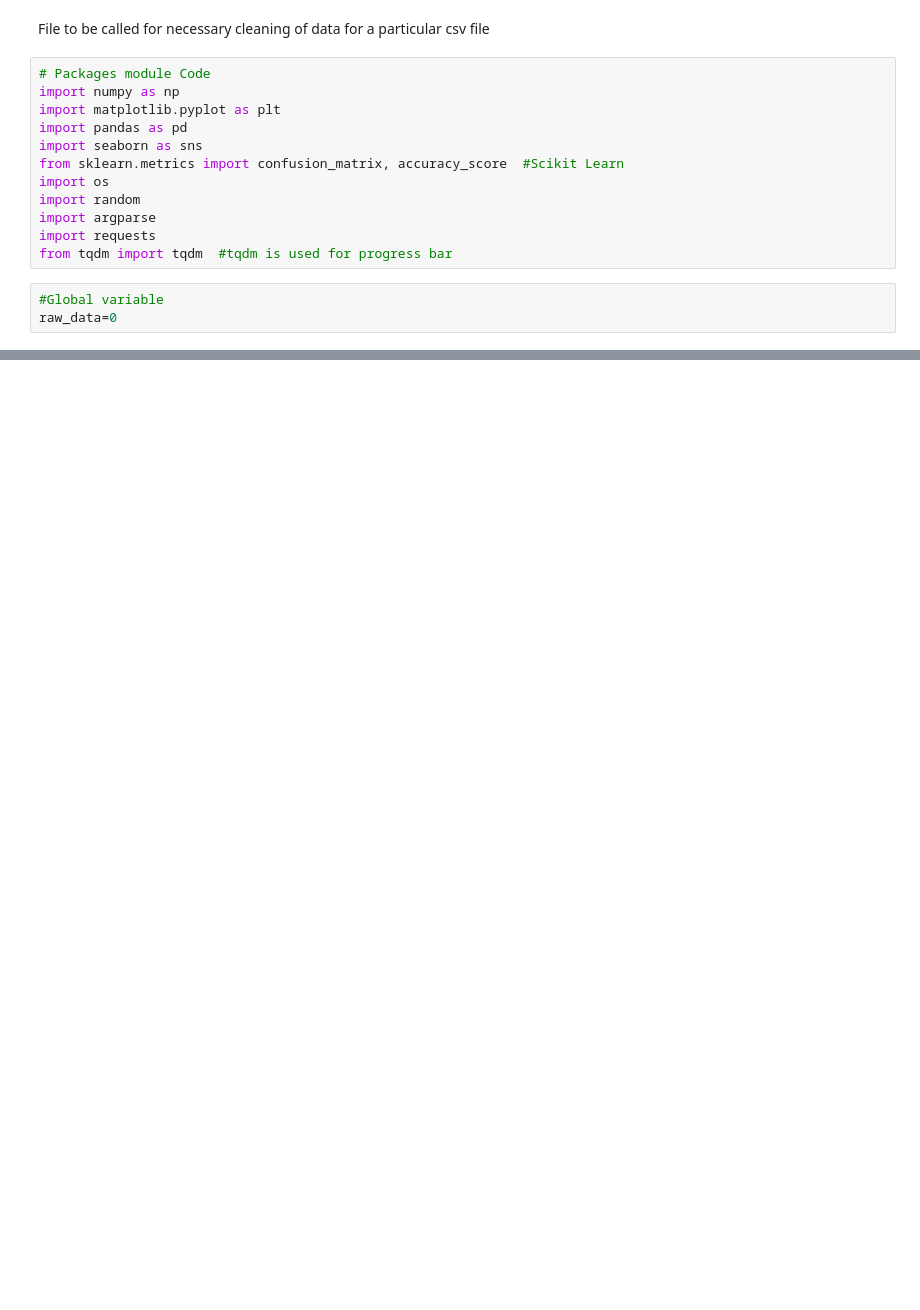
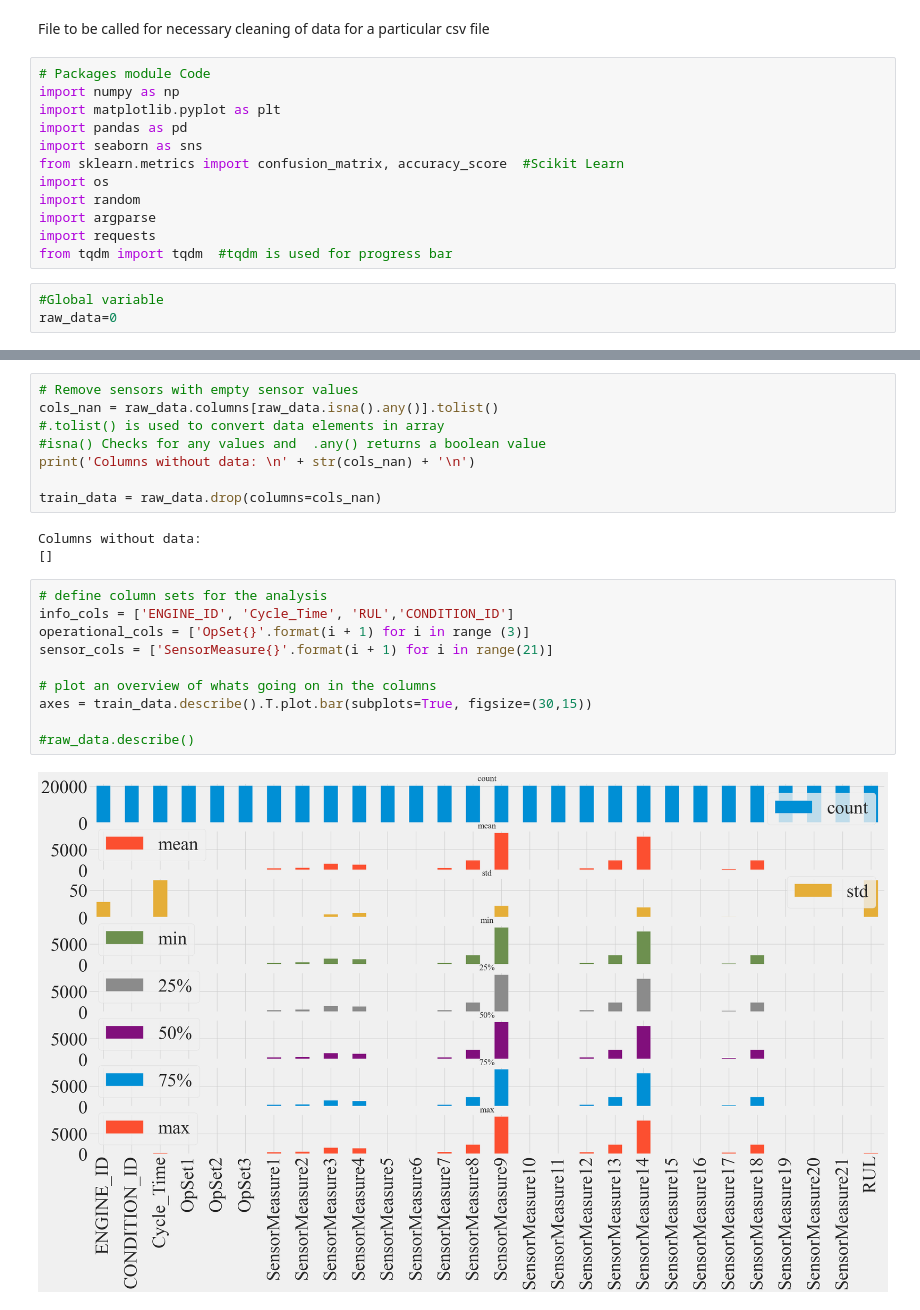
Before and after one commit to kanadsen/ME_773_PROJECT, a Jupyter notebook: EDA and Feature Selectio.ipynb, the cells around one changed output, grey strips where cells are left out. Drawn from its saved outputs; the diff is of its cells as text; blank space fills up the shorter version.

```diff
--- a/EDA and Feature Selectio.ipynb
+++ b/EDA and Feature Selectio.ipynb
@@ -56,0 +81,23 @@ memory usage: 2.8 MB
+# %%
+# Remove sensors with empty sensor values
+cols_nan = raw_data.columns[raw_data.isna().any()].tolist()
+#.tolist() is used to convert data elements in array
+#isna() Checks for any values and  .any() returns a boolean value
+print('Columns without data: \n' + str(cols_nan) + '\n')
+
+train_data = raw_data.drop(columns=cols_nan)
+# %% [output]
+Columns without data:
+[]
+# %%
+# define column sets for the analysis
+info_cols = ['ENGINE_ID', 'Cycle_Time', 'RUL','CONDITION_ID']
+operational_cols = ['OpSet{}'.format(i + 1) for i in range (3)]
+sensor_cols = ['SensorMeasure{}'.format(i + 1) for i in range(21)]
+
+# plot an overview of whats going on in the columns
+axes = train_data.describe().T.plot.bar(subplots=True, figsize=(30,15))
+
+#raw_data.describe()
+# %% [output]
+[figure, added]
```
Also changed, not shown: parts of 12 cells of this notebook.
